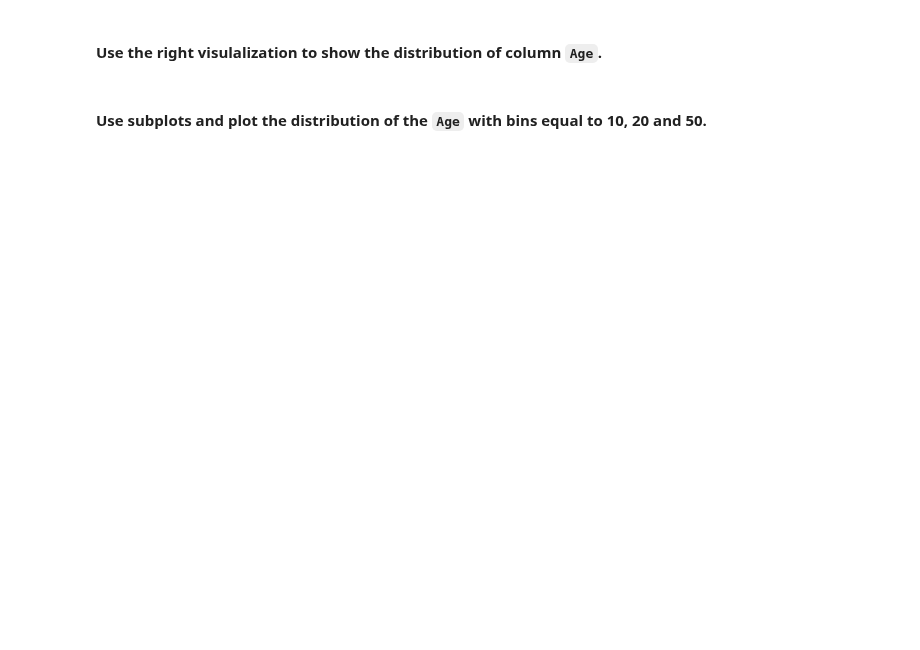
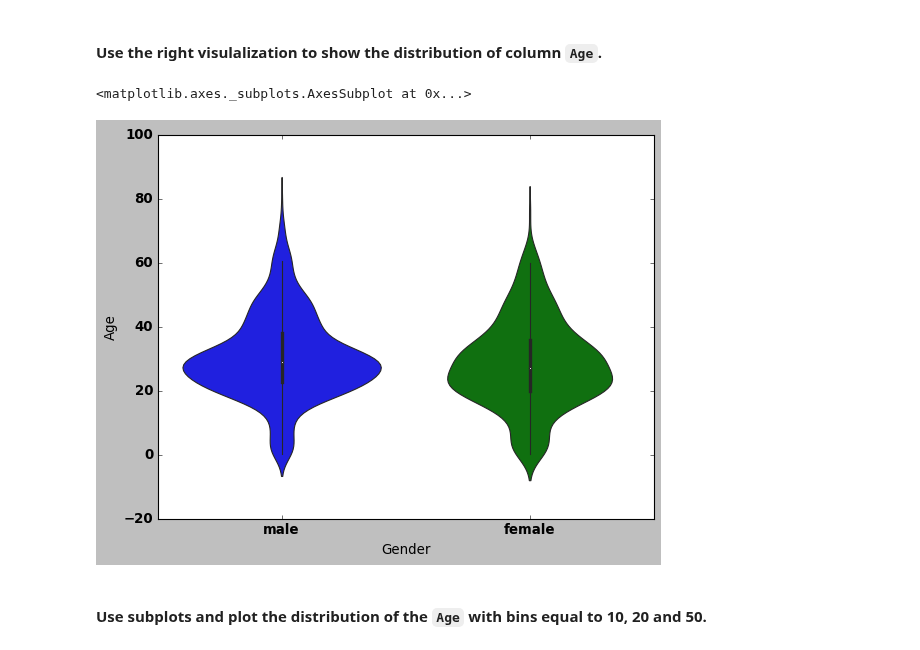
Before and after one commit to ta-data-lis/lab-matplotlib-seaborn, a Jupyter notebook: your-code/main.ipynb, the cells around one changed output. Saved outputs shown, nothing was run; the diff lists cells and outputs as text; code cells hidden in the pictures; blank space fills up the shorter version.

```diff
--- a/your-code/main.ipynb
+++ b/your-code/main.ipynb
@@ -292,3 +293,5 @@ for col in columns:
 * table: `titanic`
 # %%
 # your code here
+titanic = pd.read_csv("titanic.csv")
+titanic.head()
@@ -317,2 +379,9 @@ for col in columns:
+# %%
+# your code here
+# just by Age: sns.violinplot(y = titanic["Age"])
+sns.violinplot(x = titanic["Gender"], y = titanic["Age"]) # Age and gender
+# %% [output]
+<matplotlib.axes._subplots.AxesSubplot at 0x...>
+[figure, added]
 # %% [markdown]
 #### Use subplots and plot the distribution of the `Age`  with bins equal to 10, 20 and 50.
```
Also changed, not shown: parts of 29 cells of this notebook.
